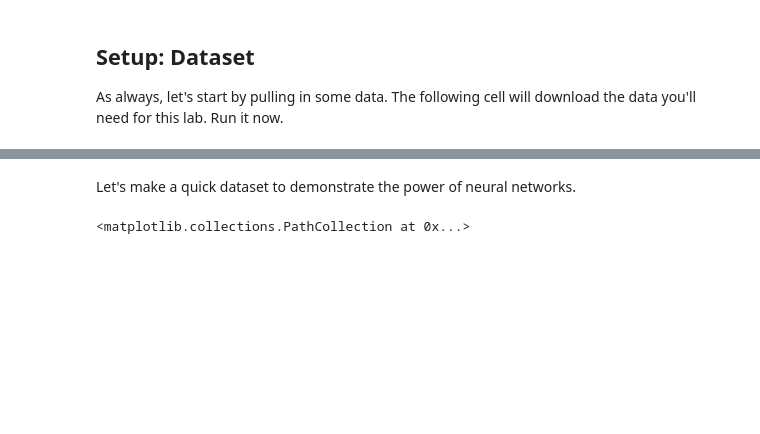
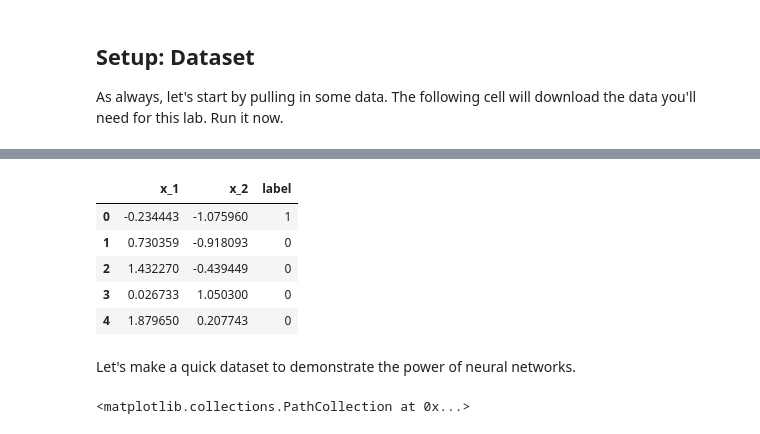
Before and after one commit to LinhToan/newman-msds, a Jupyter notebook: dsci-6513-applied-machine-learning-2/module-4/Toan_Module_4_2_NN_and_Cluster.ipynb, the cells around one changed output, grey strips where cells are left out. Saved outputs shown, nothing was run; the diff lists cells and outputs as text; code cells hidden in the pictures; blank space fills up the shorter version.

```diff
--- a/dsci-6513-applied-machine-learning-2/module-4/Toan_Module_4_2_NN_and_Cluster.ipynb
+++ b/dsci-6513-applied-machine-learning-2/module-4/Toan_Module_4_2_NN_and_Cluster.ipynb
@@ -98,6 +93,17 @@ Downloading: https://raw.githubusercontent.com/boyerr111/newmanu_AML2/master/dat
 'assign_cluster_labels_soln.npy' is ready!
 
 (All data appears to be ready.)
+# %%
+import pandas as pd
+x = pd.read_csv('./logreg_points_train.csv')
+x.head()
+# %% [output]
+|  | x_1 | x_2 | label |
+| 0 | -0.234443 | -1.075960 | 1 |
+| 1 | 0.730359 | -0.918093 | 0 |
+| 2 | 1.432270 | -0.439449 | 0 |
+| 3 | 0.026733 | 1.050300 | 0 |
+| 4 | 1.879650 | 0.207743 | 0 |
 # %% [markdown]
 Let's make a quick dataset to demonstrate the power of neural networks.
 # %%
```
Also changed, not shown: parts of 30 cells of this notebook.
